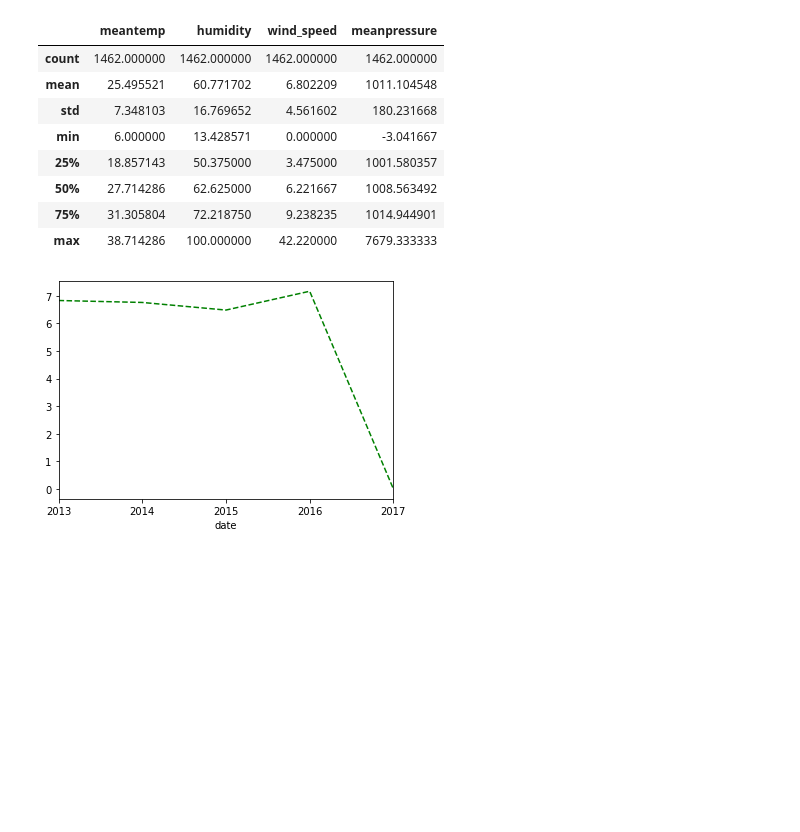
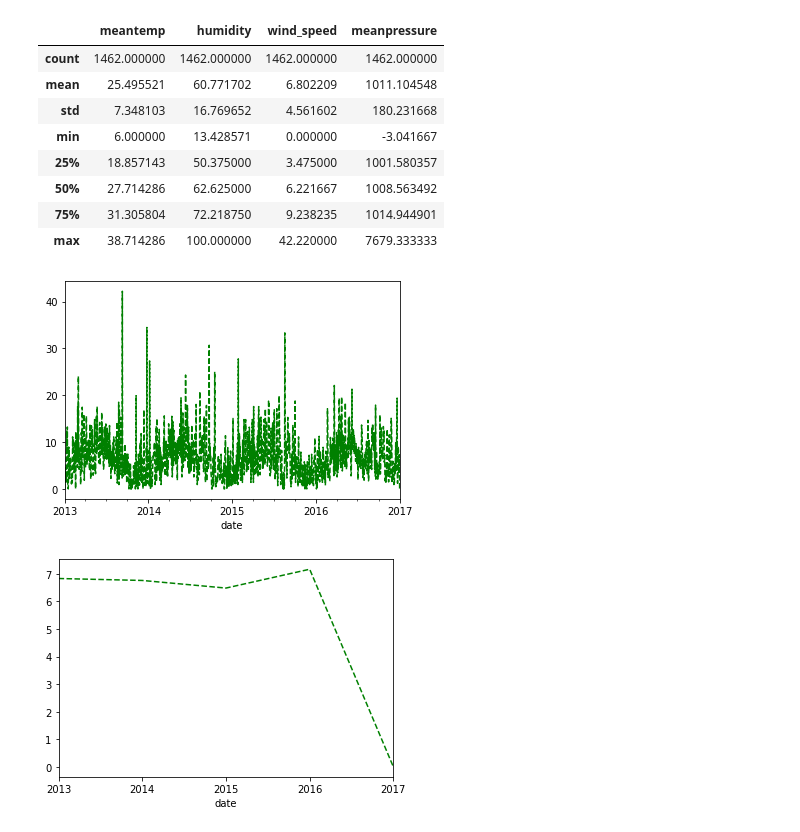
Before and after one commit to rjrahul24/ai-with-python-series, a Jupyter notebook: 05. Build Concrete Time Series Forecasts/Colab Notebook/TimeSeries_Validation_ModelBuilding.ipynb, the cells around one changed output. Saved outputs shown, nothing was run; the diff lists cells and outputs as text; code cells hidden in the pictures; blank space fills up the shorter version.

```diff
--- a/05. Build Concrete Time Series Forecasts/Colab Notebook/TimeSeries_Validation_ModelBuilding.ipynb
+++ b/05. Build Concrete Time Series Forecasts/Colab Notebook/TimeSeries_Validation_ModelBuilding.ipynb
@@ -12,7 +12,7 @@ import seaborn as sns
 
 # About the Data Set (Location: https://www.kaggle.com/sumanthvrao/daily-climate-time-series-data)
 # To forecast the daily climate of a city in India
-time_series = pd.read_csv('/content/DailyDelhiClimateTrain.csv', parse_dates=['date'], index_col='date')
+time_series = pd.read_csv('https://raw.githubusercontent.com/rjrahul24/ai-with-python-series/main/05.%20Build%20Concrete%20Time%20Series%20Forecasts/Data/DailyDelhiClimateTrain.csv', parse_dates=['date'], index_col='date')
 time_series.head()
 # %% [output]
 |  | meantemp | humidity | wind_speed | meanpressure |
@@ -71,6 +71,12 @@ time_series.describe()
 | 50% | 27.714286 | 62.625000 | 6.221667 | 1008.563492 |
 | 75% | 31.305804 | 72.218750 | 9.238235 | 1014.944901 |
 | max | 38.714286 | 100.000000 | 42.220000 | 7679.333333 |
+# %%
+timeseries_mm = time_series['wind_speed']
+timeseries_mm.plot(style='g--')
+plt.show()
+# %% [output]
+[figure, added]
 # %%
 # Resampling the dataset using the Mean() resample method
 timeseries_mm = time_series['wind_speed'].resample("A").mean()
```
Also changed, not shown: parts of 16 cells of this notebook.
